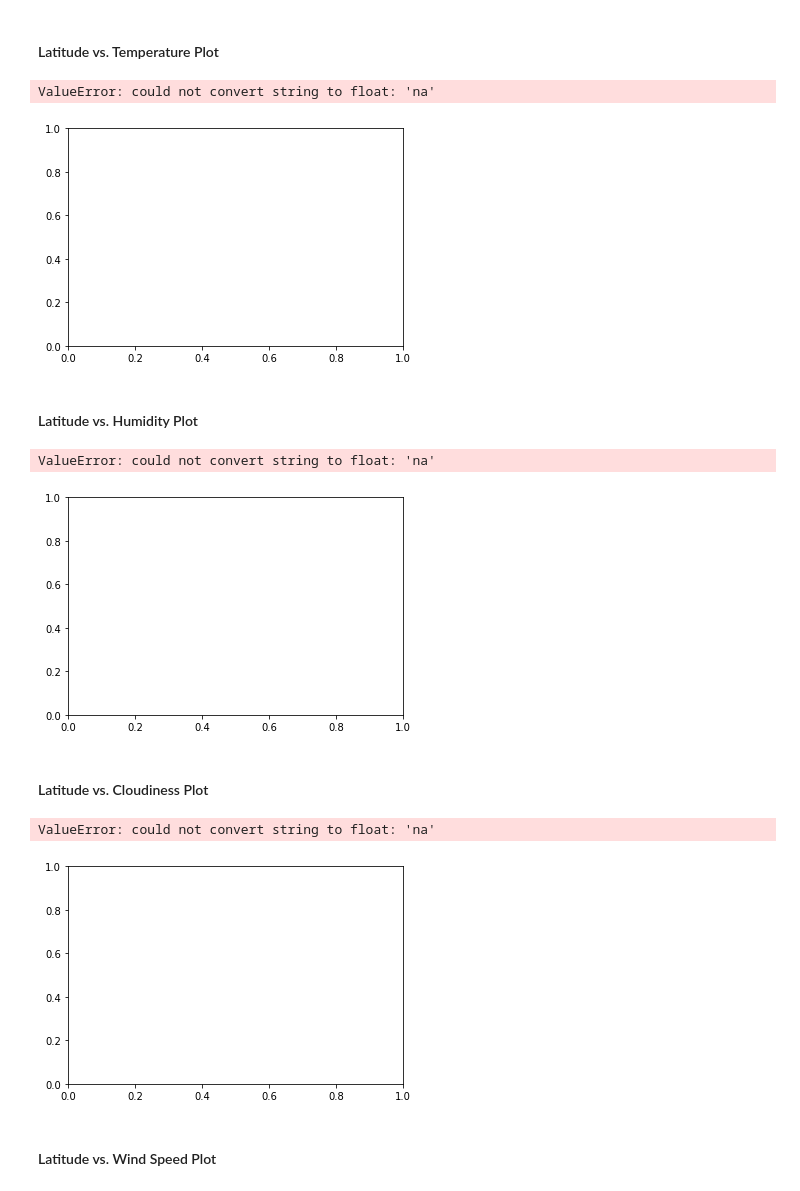
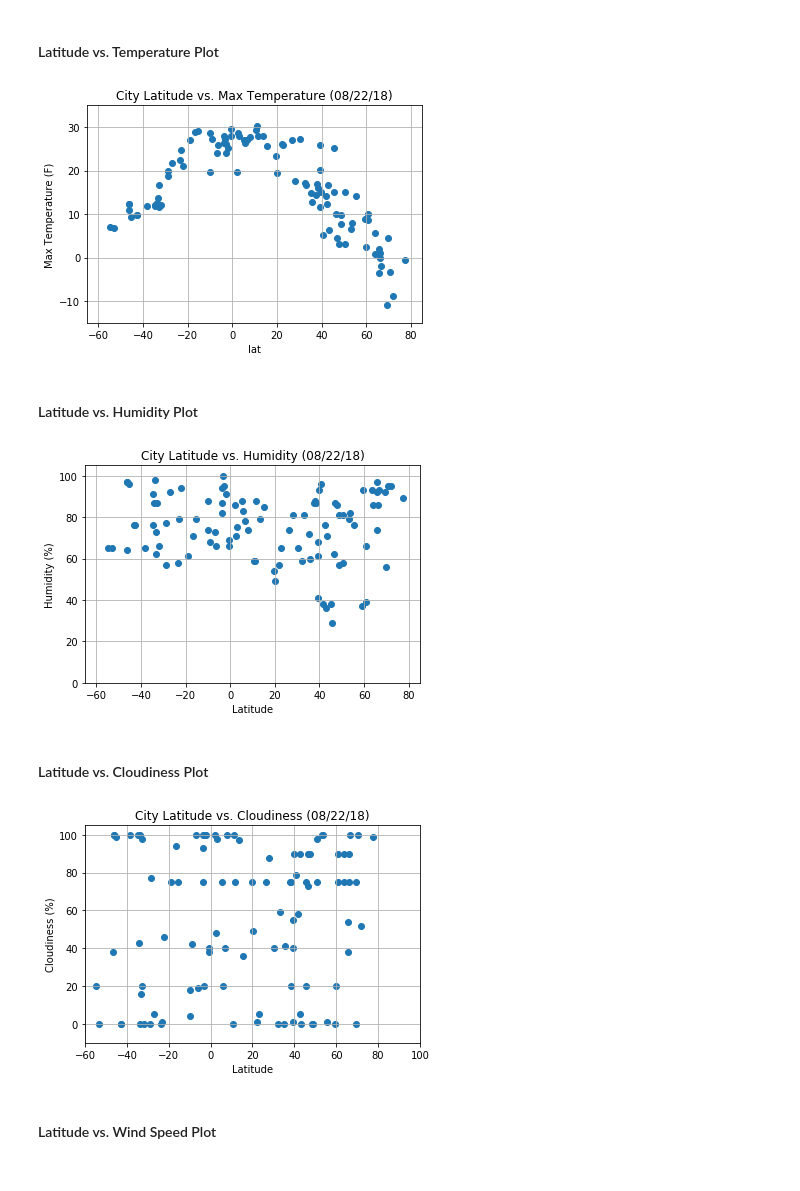
Before and after one commit to MTRaley52/HW6_Weather, a Jupyter notebook: WeatherPy.ipynb, the cells around one changed output. Saved outputs shown, nothing was run; the diff lists cells and outputs as text; code cells hidden in the pictures.

```diff
--- a/WeatherPy.ipynb
+++ b/WeatherPy.ipynb
@@ -120,25 +181,28 @@ print(response)
 # %%
-weather_dict = {
-    "City" : cities,
-    "Cloudiness" : clouds,
-    "Country" : country,
-    "Date" : date,
-    "Humidity" : humidity,
-    "Latitude" : lat,
-    "Longitude" : lon,
-    "Max_Temp" : temp,
-    "Wind_Speed" : wind
-    }
+#weather_dict = {
+   # "City" : cities,
+   # "Cloudiness" : clouds,
+    #"Country" : country,
+    #"Date" : date,
+    #"Humidity" : humidity,
+    #"Latitude" : lat,
+    #"Longitude" : lon,
+    #"Max_Temp" : temp,
+    #"Wind_Speed" : wind
+    #}
 
-weather_data = pd.DataFrame(weather_dict)
-weather_data.head()
+weather_data = pd.DataFrame(WeatherList)
+
+#weather_data.dropna(how='any',axis=0)
+#weather_data.head()
 
 
-weather_data[weather_data.Latitude != 'na']
-weather_data[weather_data.Longitude != 'na']
-weather_data[weather_data.Cloudiness != 'na']
-weather_data[weather_data.Humidity != 'na']
-weather_data[weather_data.Max_Temp != 'na']
+#weather_data[weather_data.Latitude] != 'na'
+#weather_data[weather_data.Longitude] != 'na'
+#weather_data[weather_data.Cloudiness] != 'na'
+#weather_data[weather_data.Humidity] != 'na'
+#weather_data[weather_data.Max_Temp] != 'na'
+
 #drop one of the variables to clean it up from NAs
 
 
@@ -218,34 +226,33 @@ dtype: int64
 # %%
 
 
 # Build a scatter plot for each data type
-plt.scatter(weather_data["Latitude"], weather_data["Max_Temp"], marker="o")
+plt.scatter(weather_data["lat"], weather_data["temp"], marker="o")
 
 # Incorporate the other graph properties
 plt.xlim(-65,85)
-plt.ylim(0,105)
+plt.ylim(-15,35)
 plt.title("City Latitude vs. Max Temperature (08/22/18)")
 plt.ylabel("Max Temperature (F)")
-plt.xlabel("Latitude")
+plt.xlabel("lat")
 plt.grid(True)
 
 # Save the figure
 plt.savefig("CityLatMaxTemp.png")
 
 # Show plot
 plt.show()
 # %% [output]
-ValueError: could not convert string to float: 'na'
-[figure, old version]
+[figure, new version]
 # %% [markdown]
 #### Latitude vs. Humidity Plot
 # %%
 # Build a scatter plot for each data type
-plt.scatter(weather_data["Latitude"], weather_data["Humidity"], marker="o")
+plt.scatter(weather_data["lat"], weather_data["humidity"], marker="o")
 
 # Incorporate the other graph properties
 plt.xlim(-65,85)
-plt.ylim(0,100)
+plt.ylim(0,105)
 plt.title("City Latitude vs. Humidity (08/22/18)")
 plt.ylabel("Humidity (%)")
 plt.xlabel("Latitude")
@@ -257,17 +264,16 @@ plt.savefig("CityLatHumidity.png")
 # Show plot
 plt.show()
 # %% [output]
-ValueError: could not convert string to float: 'na'
-[figure, old version]
+[figure, new version]
 # %% [markdown]
 #### Latitude vs. Cloudiness Plot
 # %%
 # Build a scatter plot for each data type
-plt.scatter(weather_data["Latitude"], weather_data["Cloudiness"], marker="o")
+plt.scatter(weather_data["lat"], weather_data["cloudiness"], marker="o")
 
 # Incorporate the other graph properties
-plt.xlim(-65,85)
-plt.ylim(0,100)
+plt.xlim(-60,100)
+plt.ylim(-10,105)
 plt.title("City Latitude vs. Cloudiness (08/22/18)")
 plt.ylabel("Cloudiness (%)")
 plt.xlabel("Latitude")
@@ -279,8 +285,7 @@ plt.savefig("CityLatCloudiness.png")
 # Show plot
 plt.show()
 # %% [output]
-ValueError: could not convert string to float: 'na'
-[figure, old version]
+[figure, new version]
 # %% [markdown]
 #### Latitude vs. Wind Speed Plot
 # %%
```
Also changed, not shown: parts of 15 cells of this notebook.
